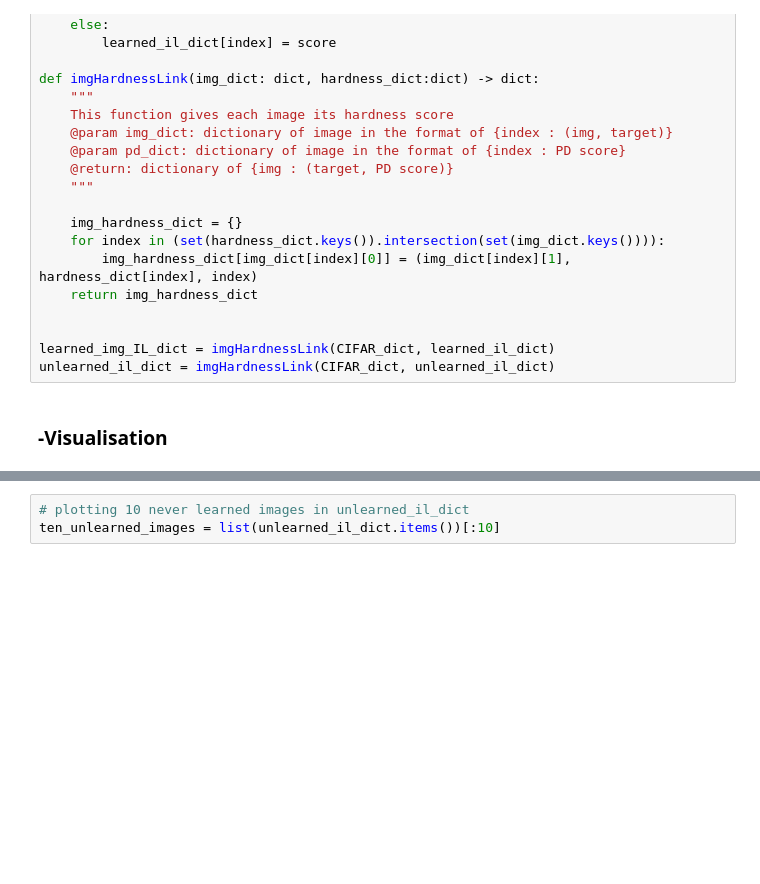
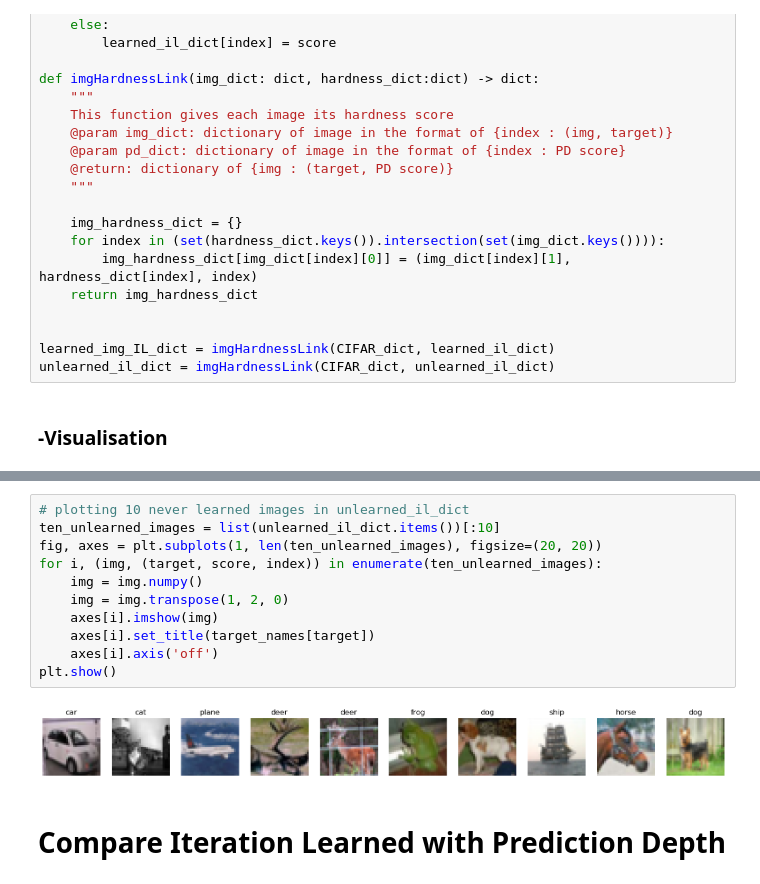
Before and after one commit to RPI-DSPlab/iteration-learned, a Jupyter notebook: visualization.ipynb, the cells around one changed output, grey strips where cells are left out. Drawn from its saved outputs; the diff is of its cells as text; blank space fills up the shorter version.

Commit message:
visualization done

```diff
--- a/visualization.ipynb
+++ b/visualization.ipynb
@@ -142,6 +140,18 @@ Score: 5
 Score: 6
 [figure]
 ... (6 outputs left out)
-# %%
-# plotting 10 never learned images in unlearned_il_dict
-ten_unlearned_images = list(unlearned_il_dict.items())[:10]
+# %%
+# plotting 10 never learned images in unlearned_il_dict
+ten_unlearned_images = list(unlearned_il_dict.items())[:10]
+fig, axes = plt.subplots(1, len(ten_unlearned_images), figsize=(20, 20))
+for i, (img, (target, score, index)) in enumerate(ten_unlearned_images):
+    img = img.numpy()
+    img = img.transpose(1, 2, 0)
+    axes[i].imshow(img)
+    axes[i].set_title(target_names[target])
+    axes[i].axis('off')
+plt.show()
+# %% [output]
+[figure, added]
+# %% [markdown]
+# Compare Iteration Learned with Prediction Depth
```
Also changed, not shown: parts of 3 cells of this notebook.
